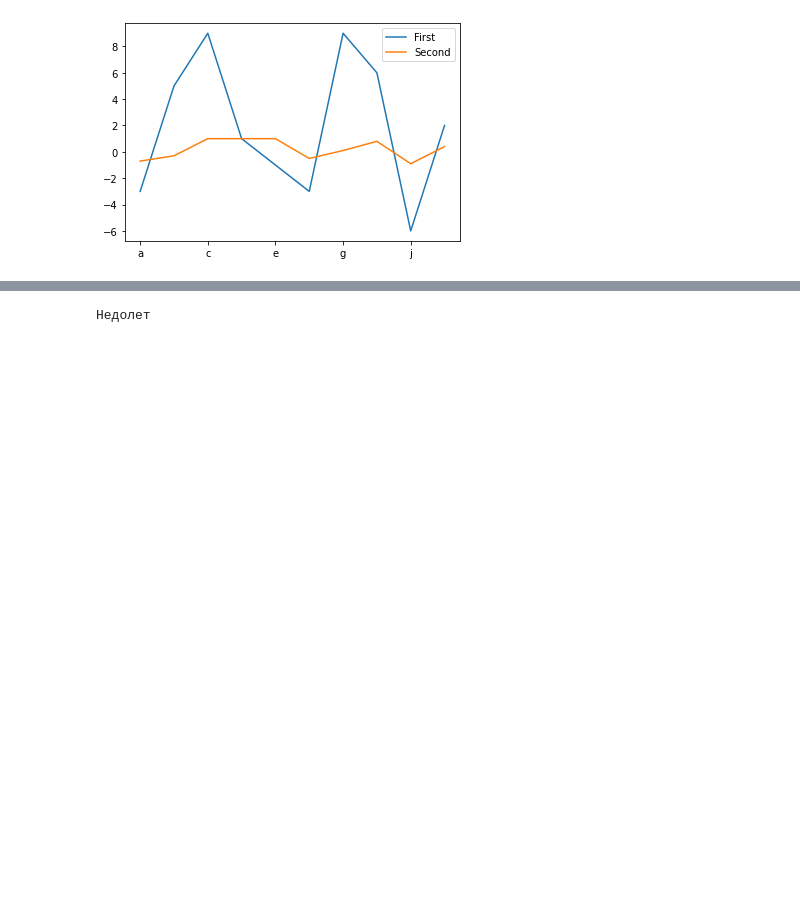
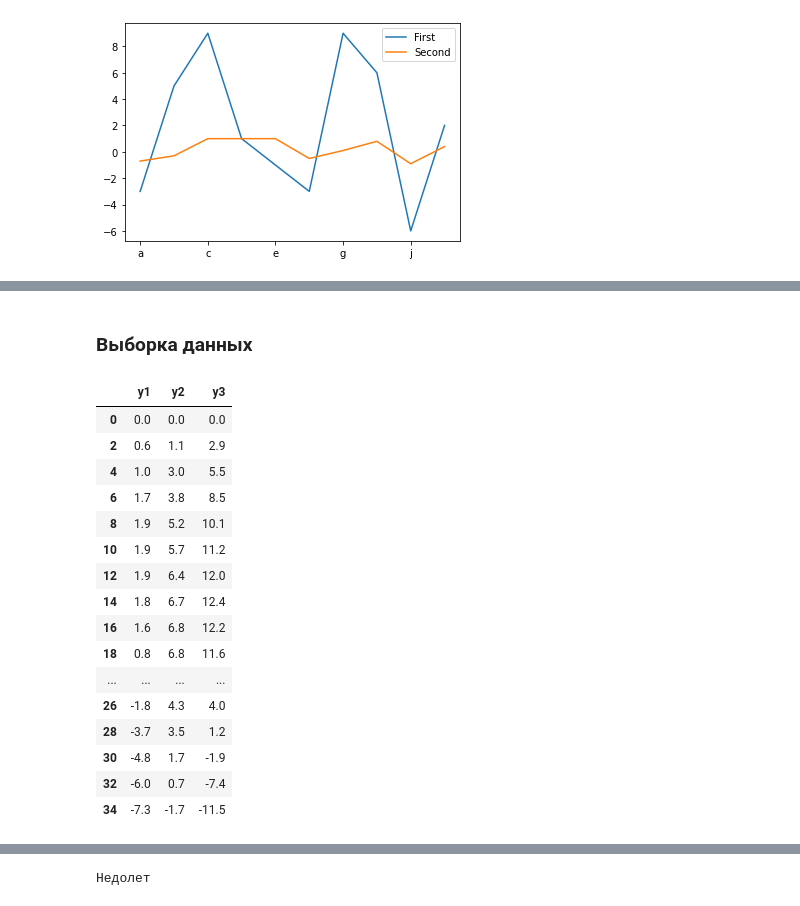
Before and after one commit to alex3287/conference, a Jupyter notebook: 2021_Kemerovo/Test_lesson.ipynb, the cells around one changed output, grey strips where cells are left out. Cells and saved outputs as stored; diff of their text form; code cells hidden in the pictures; blank space fills up the shorter version.

```diff
--- a/2021_Kemerovo/Test_lesson.ipynb
+++ b/2021_Kemerovo/Test_lesson.ipynb
@@ -71,0 +110,23 @@ import math
+# %% [markdown]
+### Выборка данных
+# %%
+data2 = data[['y1', 'y2', 'y3']]
+data2
+# %% [output]
+|  | y1 | y2 | y3 |
+| 0 | 0.0 | 0.0 | 0.0 |
+| 2 | 0.6 | 1.1 | 2.9 |
+| 4 | 1.0 | 3.0 | 5.5 |
+| 6 | 1.7 | 3.8 | 8.5 |
+| 8 | 1.9 | 5.2 | 10.1 |
+| 10 | 1.9 | 5.7 | 11.2 |
+| 12 | 1.9 | 6.4 | 12.0 |
+| 14 | 1.8 | 6.7 | 12.4 |
+| 16 | 1.6 | 6.8 | 12.2 |
+| 18 | 0.8 | 6.8 | 11.6 |
+| ... | ... | ... | ... |
+| 26 | -1.8 | 4.3 | 4.0 |
+| 28 | -3.7 | 3.5 | 1.2 |
+| 30 | -4.8 | 1.7 | -1.9 |
+| 32 | -6.0 | 0.7 | -7.4 |
+| 34 | -7.3 | -1.7 | -11.5 |
```
Also changed, not shown: parts of 16 cells of this notebook.
